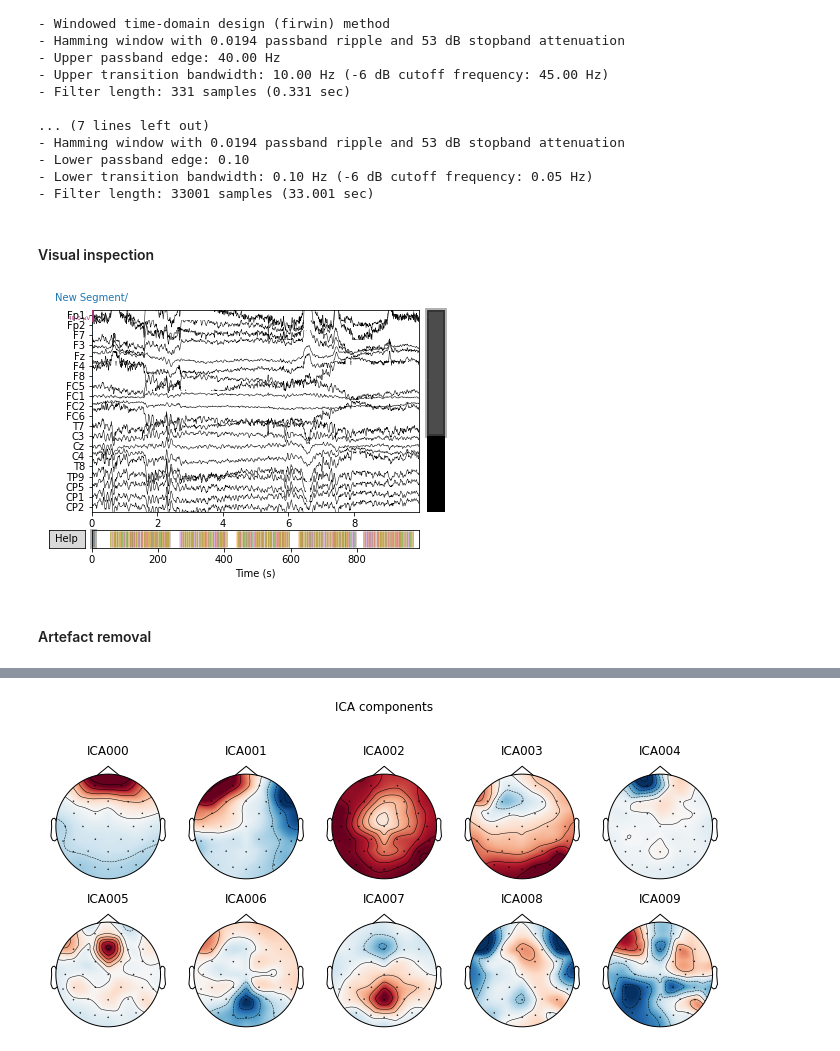
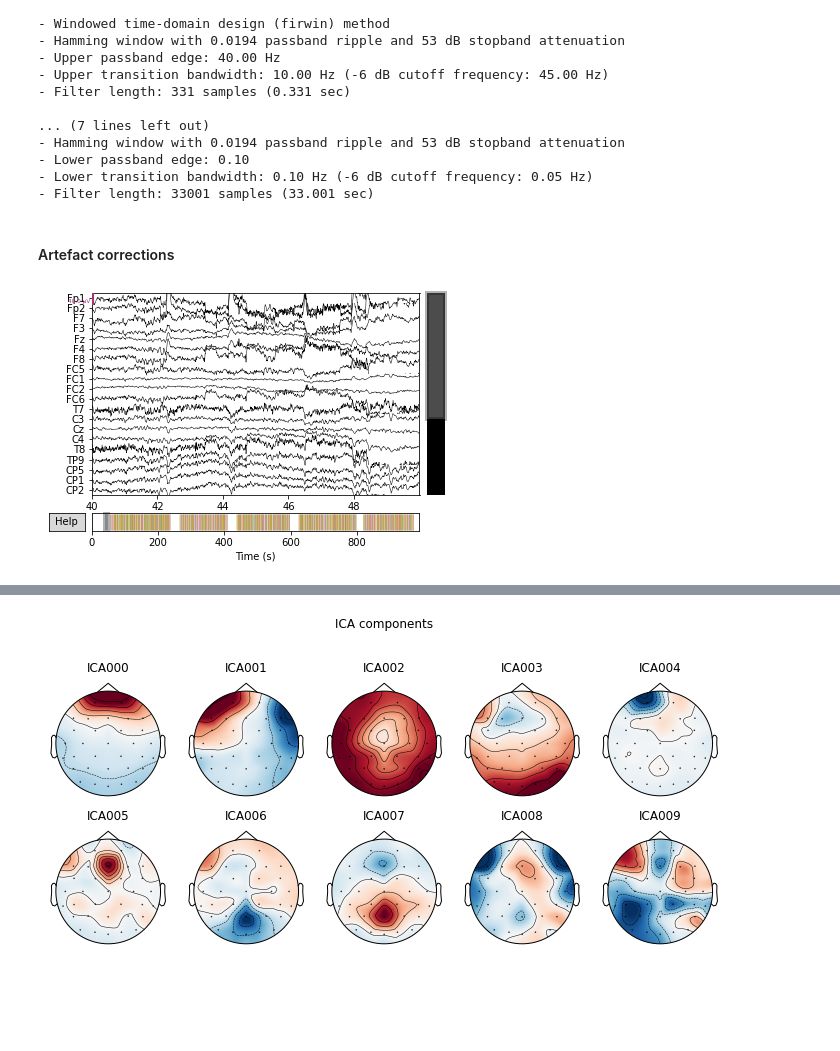
Before and after one commit to saraoe/ACN_2021, a Jupyter notebook: portfolio/portfolio_nb.ipynb, the cells around one changed output, grey strips where cells are left out. Drawn from its saved outputs; the diff is of its cells as text; code cells hidden in the pictures; blank space fills up the shorter version.

```diff
--- a/portfolio/portfolio_nb.ipynb
+++ b/portfolio/portfolio_nb.ipynb
@@ -38,11 +44,13 @@ from mne.decoding import (SlidingEstimator,
 
 from trigger_function import convert_triggers
 # %%
+# import data (placed in the data folder)
 filepath_p1 = os.path.join("..", "data", "p1-raw.fif")
 filepath_p2 = os.path.join("..", "data", "p2-raw.fif")
 
-raw1 = mne.io.read_raw_fif(filepath_p1)
-raw2 = mne.io.read_raw_fif(filepath_p2)
+raw1 = mne.io.read_raw_fif(filepath_p1, preload=True)
+raw2 = mne.io.read_raw_fif(filepath_p2, preload=True)
+# preload=True to load into memory - needed for filtering
 
 raw1.load_data()
 raw2.load_data()
@@ -406,12 +435,10 @@ Designing a one-pass, zero-phase, non-causal lowpass filter:
 - Lower passband edge: 0.10
 - Lower transition bandwidth: 0.10 Hz (-6 dB cutoff frequency: 0.05 Hz)
 - Filter length: 33001 samples (33.001 sec)
-# %% [markdown]
-#### Visual inspection
+# %% [markdown]
+#### Artefact corrections
 # %%
-filtered2.plot(); # no bad channels
+filtered2.plot(start=40, show_scrollbars=False); # no bad channels
 # %% [output]
-[figure, old version]
+[figure, new version]
-# %% [markdown]
-#### Artefact removal
 # %%
```
Also changed, not shown: parts of 110 cells of this notebook.
